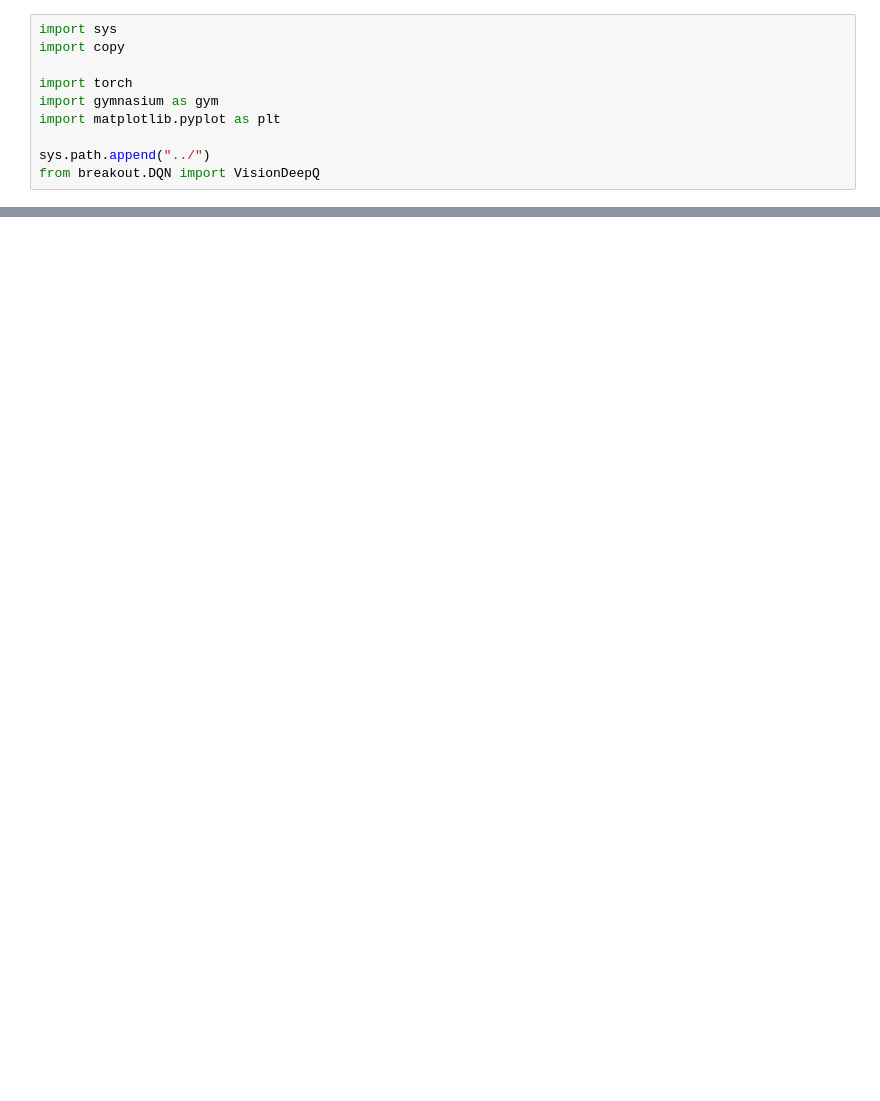
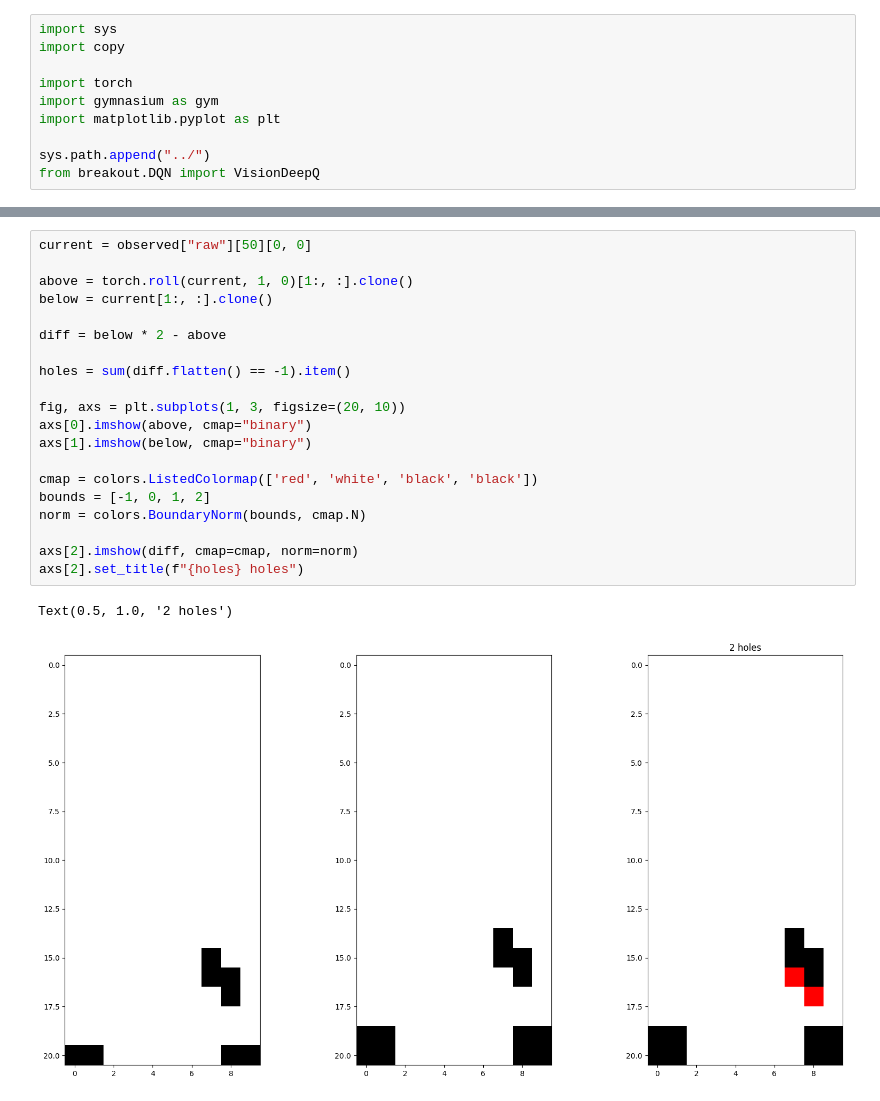
Before and after one commit to hallvardnmbu/reinforcement-learning, a Jupyter notebook: help/debug.ipynb, the cells around one changed output, grey strips where cells are left out. Drawn from its saved outputs; the diff is of its cells as text; blank space fills up the shorter version.

```diff
--- a/help/debug.ipynb
+++ b/help/debug.ipynb
@@ -162,0 +345,23 @@ for i in range(4):
+# %%
+current = observed["raw"][50][0, 0]
+
+above = torch.roll(current, 1, 0)[1:, :].clone()
+below = current[1:, :].clone()
+
+diff = below * 2 - above
+
+holes = sum(diff.flatten() == -1).item()
+
+fig, axs = plt.subplots(1, 3, figsize=(20, 10))
+axs[0].imshow(above, cmap="binary")
+axs[1].imshow(below, cmap="binary")
+
+cmap = colors.ListedColormap(['red', 'white', 'black', 'black'])
+bounds = [-1, 0, 1, 2]
+norm = colors.BoundaryNorm(bounds, cmap.N)
+
+axs[2].imshow(diff, cmap=cmap, norm=norm)
+axs[2].set_title(f"{holes} holes")
+# %% [output]
+Text(0.5, 1.0, '2 holes')
+[figure, added]
```
Also changed, not shown: parts of 14 cells of this notebook, 1 other file.
